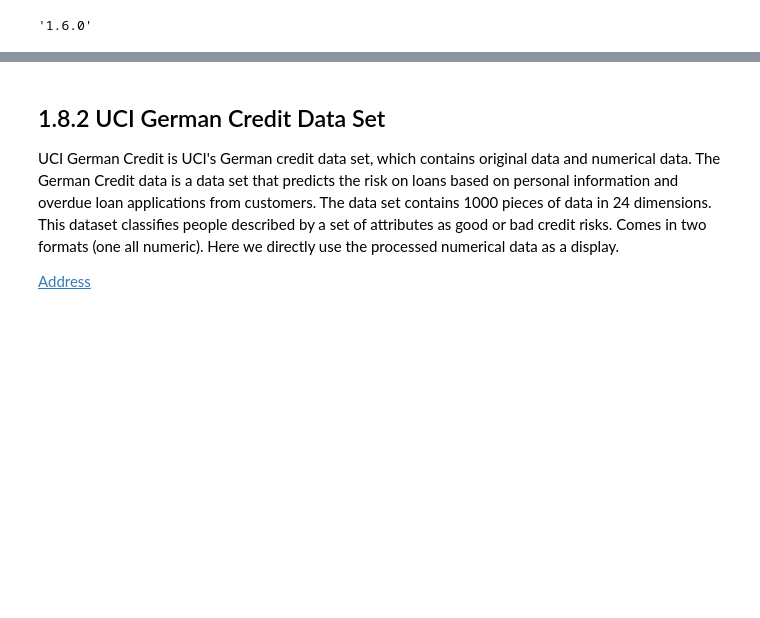
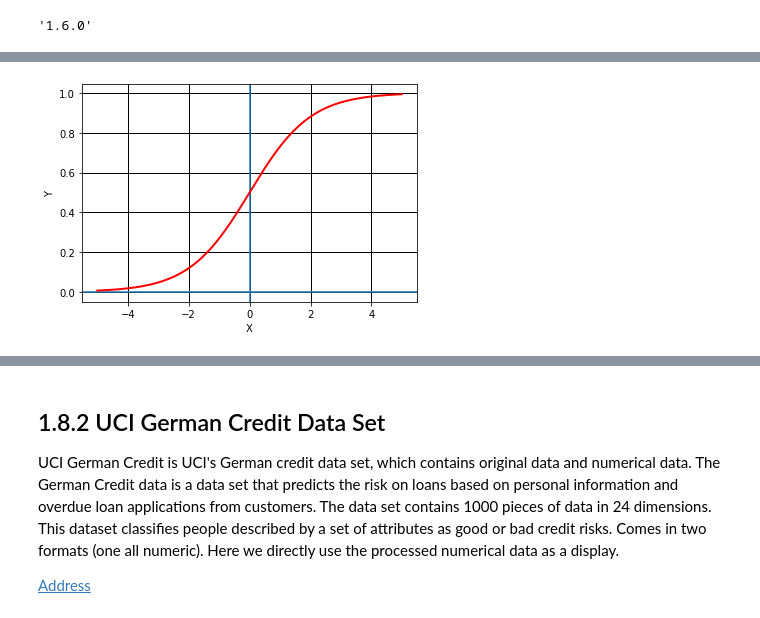
Before and after one commit to iliasprc/pytorch-tutorials, a Jupyter notebook: 1_getting_started/1.8.logistic-regression.ipynb, the cells around one changed output, grey strips where cells are left out. Drawn from its saved outputs; the diff is of its cells as text; code cells hidden in the pictures; blank space fills up the shorter version.

```diff
--- a/1_getting_started/1.8.logistic-regression.ipynb
+++ b/1_getting_started/1.8.logistic-regression.ipynb
@@ -8 +11,20 @@ torch.__version__
+# %%
+import matplotlib.pyplot as pyplot
+x =10.*(torch.rand(500)-0.5).numpy()
+y = (torch.rand(500)).numpy()
+
+line_x = 5 * torch.arange(-500,500).float()/500.0
+sigmoid_y = torch.sigmoid(line_x)
+
+#print(x[x > 0.5])
+pyplot.xlabel('X')
+pyplot.ylabel('Y')
+#pyplot.plot(x, y, 'bo')
+pyplot.axvline(0)
+pyplot.axhline(0)
+pyplot.grid(color='black', linestyle='-', linewidth=1)
+pyplot.plot(line_x , sigmoid_y,'r',linewidth=2, markersize=12)
+pyplot.show()
+# %% [output]
+[figure, added]
 # %% [markdown]
```
Also changed, not shown: parts of 15 cells of this notebook, 1 other file.
